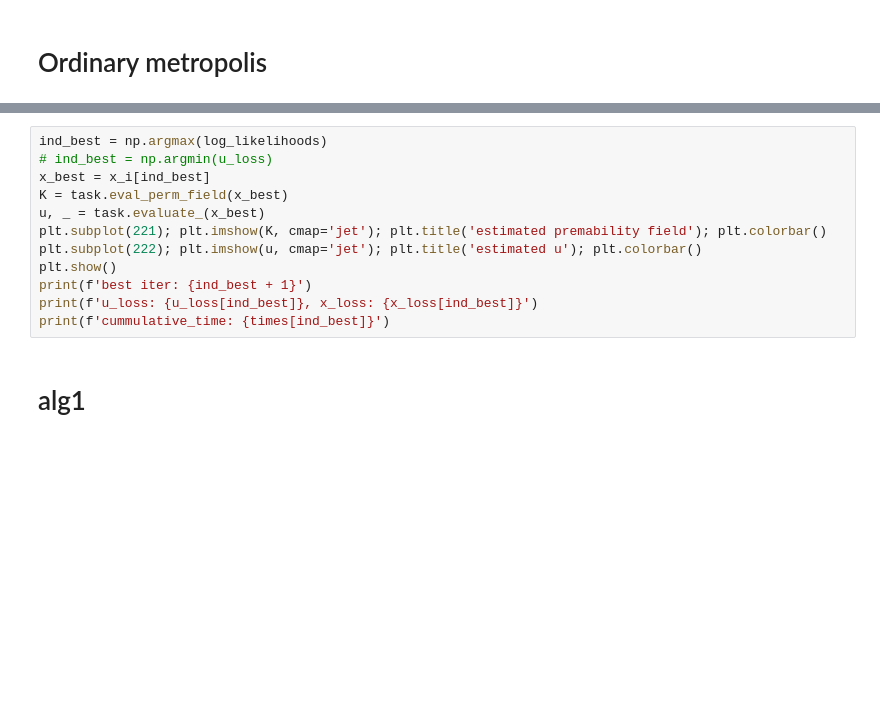
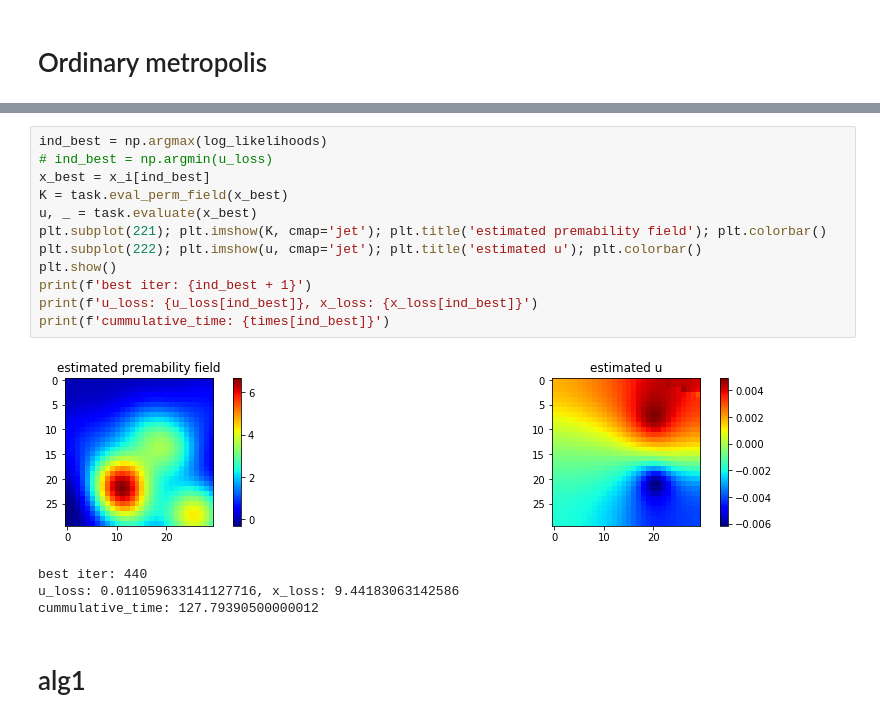
Before and after one commit to KaloshinPE/UQ_project, a Jupyter notebook: project-results.ipynb, the cells around one changed output, grey strips where cells are left out. Cells and saved outputs as stored; diff of their text form; blank space fills up the shorter version.

```diff
--- a/project-results.ipynb
+++ b/project-results.ipynb
@@ -153,15 +158,20 @@ Calling FFC just-in-time (JIT) compiler, this may take some time.
 # %%
 ind_best = np.argmax(log_likelihoods)
 # ind_best = np.argmin(u_loss)
 x_best = x_i[ind_best]
 K = task.eval_perm_field(x_best)
-u, _ = task.evaluate_(x_best)
+u, _ = task.evaluate(x_best)
 plt.subplot(221); plt.imshow(K, cmap='jet'); plt.title('estimated premability field'); plt.colorbar()
 plt.subplot(222); plt.imshow(u, cmap='jet'); plt.title('estimated u'); plt.colorbar()
 plt.show()
 print(f'best iter: {ind_best + 1}')
 print(f'u_loss: {u_loss[ind_best]}, x_loss: {x_loss[ind_best]}')
 print(f'cummulative_time: {times[ind_best]}')
+# %% [output]
+[figure, added]
+best iter: 440
+u_loss: 0.011059633141127716, x_loss: 9.44183063142586
+cummulative_time: 127.79390500000012
 # %% [markdown]
 # alg1
 # %%
```
Also changed, not shown: parts of 6 cells of this notebook.
